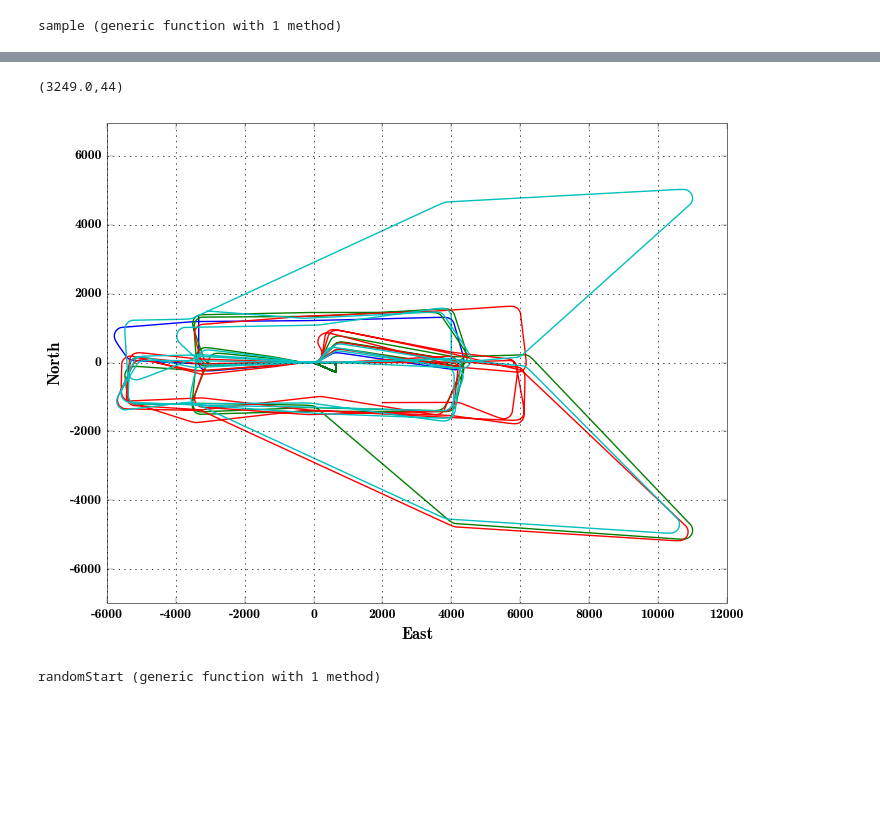
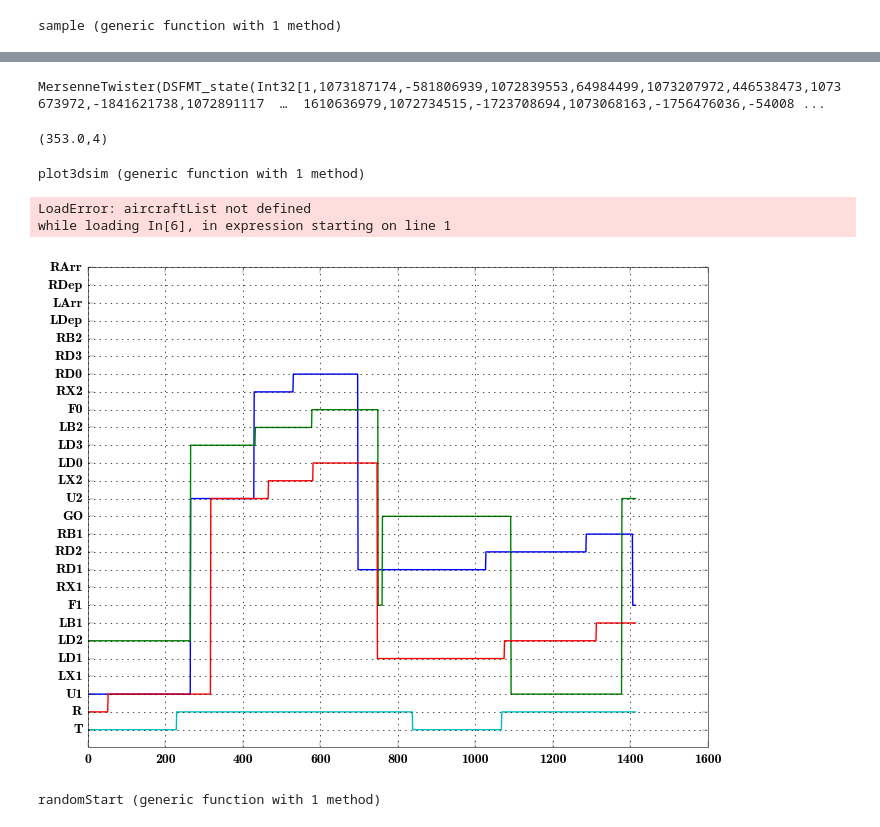
Before and after one commit to sisl/autoATC, a Jupyter notebook: 3dsim.ipynb, the cells around one changed output, grey strips where cells are left out. Drawn from its saved outputs; the diff is of its cells as text; code cells hidden in the pictures; blank space fills up the shorter version.

```diff
--- a/3dsim.ipynb
+++ b/3dsim.ipynb
@@ -40,27 +37,41 @@ aircraftList = [airplane(50,:LB1), airplane(50, :R), airplane(50, :U1), airplane
+# %%
+srand(rng,uint32(1))
+# %% [output]
+MersenneTwister(DSFMT_state(Int32[1,1073187174,-581806939,1072839553,64984499,1073207972,446538473,1073673972,-1841621738,1072891117  …  1610636979,1072734515,-1723708694,1073068163,-1756476036,-54008 ...
 # %%
-(idmin, tmax, alertCount) = simulate!(aircraftList,3600,true,:MDP,true,ctmdpPolicy); tmax, alertCount
+aircraftList = [airplane(50,:U1), airplane(50, :LD2), airplane(50, :R), airplane(50, :T)];
+(idmin, tmax, alertCount) = simulate!(aircraftList,2*3600,true,:MDP2,true,ctmdpPolicy); tmax, alertCount
 # %% [output]
-(3249.0,44)
+(353.0,4)
 # %%
-roff = 2*4;
+make3d = false
+function plot3dsim(i)
+    outOfData = false;
 b=0
 g=0
-rstart = 20*4+roff;
-rlen = 100
-range = rstart:(rstart+rlen)
-range=1:length(aircraftList[1].path)
-make3d = false
-
 if(make3d)
     ax = PyPlot.gca(projection="3d")
     #ax[:view_init](0, 180)
     ax[:pbaspect] = [1,1,0.6]
 else
-    ax = PyPlot.gca()
+    #PyPlot.clf()
+    ax = plt.gca()
+        clf()
+        hold("on")
 end
 
 D3 = Vector{Float64}[]
+XY = Vector{Float64}[]
+
+    dL = 20;
+    dS = 20
 for ac in aircraftList
+        range = (1:dL) + (i-1)*dS
+        if(range[end] > length(ac.path))
+            range = (length(ac.path)-dL):length(ac.path)
+            outOfData = true
+        end
+
     Y = [p.n for p in ac.path[range]];
     X = [p.e for p in ac.path[range]];
     Z = -[p.d for p in ac.path[range]];
@@ -78,9 +89,9 @@ for ac in aircraftList
         PyPlot.zlabel("Altitude")
     else
         PyPlot.plot(X,Y)
-        PyPlot.axis("equal")
-        PyPlot.ylabel("North")
-        PyPlot.xlabel("East")
+        #PyPlot.axis("equal")
+        #PyPlot.ylabel("North")
+        #PyPlot.xlabel("East")
     end
     g += 0.25
 end
@@ -88,12 +99,19 @@ end
 for d in D3
     PyPlot.scatter3D(d[1],d[2],d[3],marker="o")
 end
-PyPlot.grid("on")
+#PyPlot.grid("on")
 if make3d
     ax[:set_ylim3d]([-5000, 5000])
+else
+    ylim([-4000, 4000])
+    xlim([-10000, 10000])
+    grid("on")
+        hold("off")
 end
-#ax[:set_xlim3d]([-6000, 6000])
 
+return outOfData
+
+end
 #plt.savefig("/home/zouhair/Dropbox/AA229/project/ATMS2015/3dpattern.pdf", bbox_inches="tight")
 # %% [output]
-[figure, removed]
+plot3dsim (generic function with 1 method)
@@ -100,3 +137,21 @@ end
+# %%
+x = Symbol[aircraftList[i].sLocHist[end-200] for i in 1:4]
+x = [:RD2,:U1,:LD2,:T]
+x, ctmdpPolicy(x)
+# %% [output]
+LoadError: aircraftList not defined
+while loading In[6], in expression starting on line 1
+# %%
+pygui(false)
+hold("on")
+for i in 1:4
+    xHist = [g_sn[s] for s in aircraftList[i].sLocHist];
+    plot(xHist)
+end
+yticks(1:length(g_allstates), g_allstates_string);
+grid("on")
+# %% [output]
+[figure, added]
 # %%
 function randomStart()
     rstart_in = ()-> [airplane(46 + (rand()-0.5)*3,s) for s in allstates[rand(3:length(allstates), 4)]];
```
Also changed, not shown: parts of 12 cells of this notebook.
